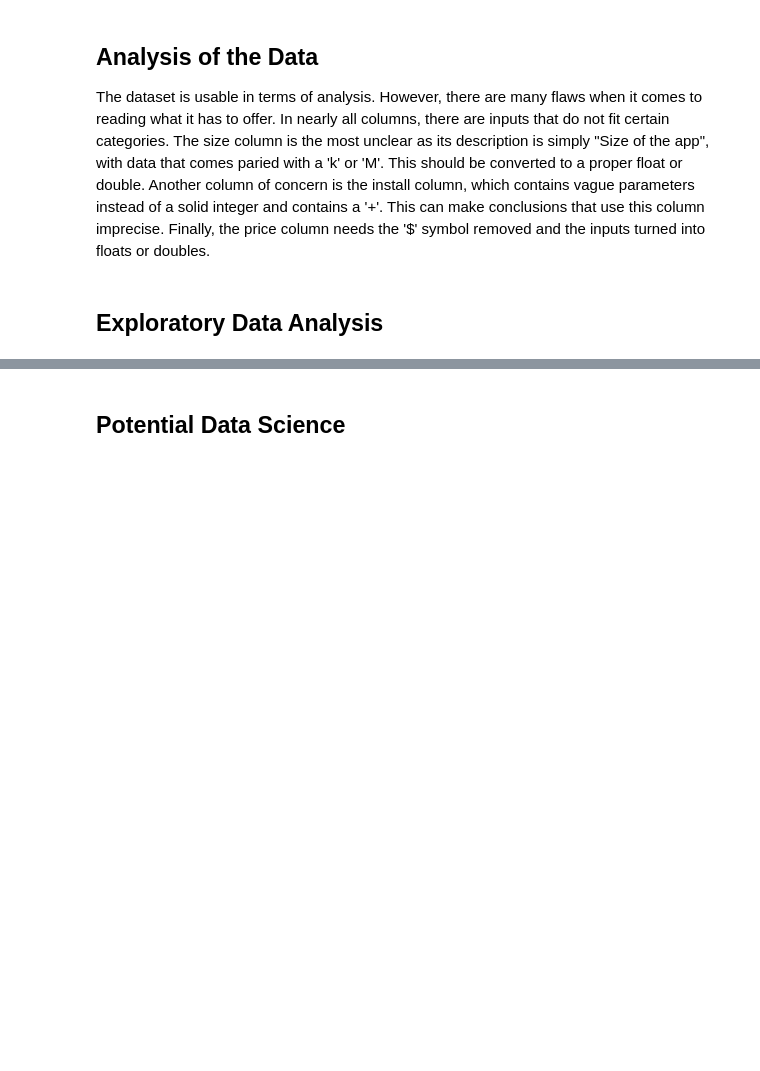
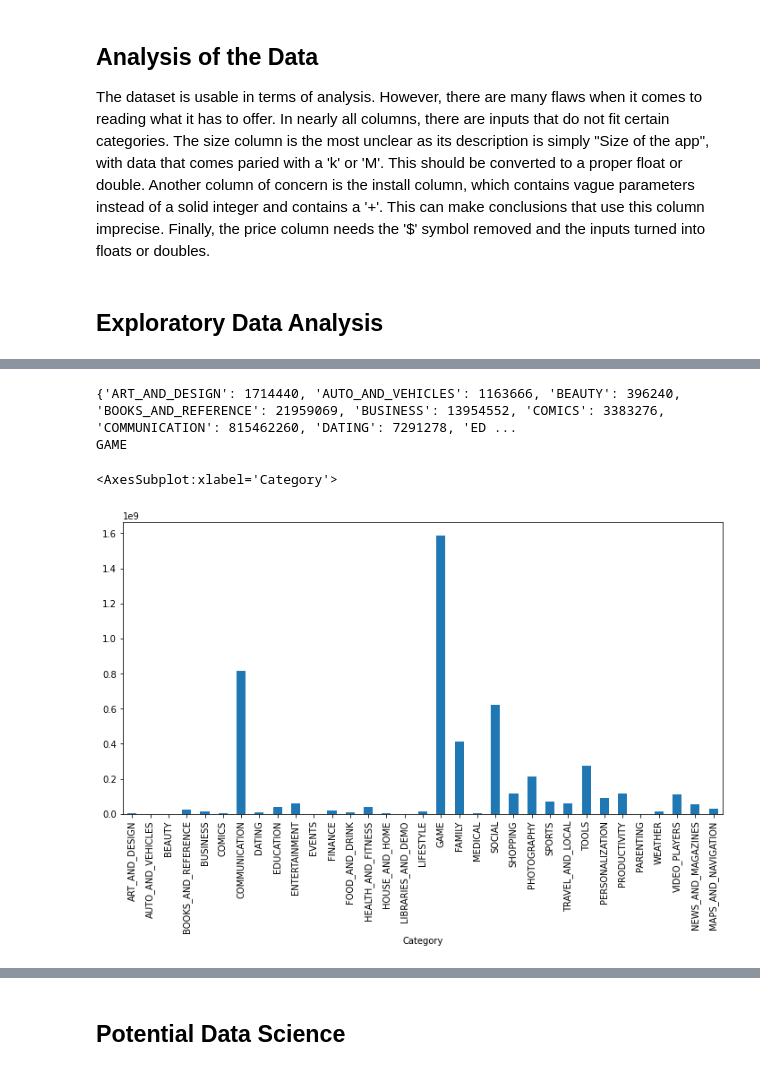
Before and after one commit to Lcy17514465/CSCI2000U-G1-Final-Proj, a Jupyter notebook: project-1-final.ipynb, the cells around one changed output, grey strips where cells are left out. Saved outputs shown, nothing was run; the diff lists cells and outputs as text; code cells hidden in the pictures; blank space fills up the shorter version.

```diff
--- a/project-1-final.ipynb
+++ b/project-1-final.ipynb
@@ -22,0 +116,26 @@ The dataset is usable in terms of analysis. However, there are many flaws when i
+# %%
+# Q1 Which category has the most reviews?
+review_count = {}
+for app in data:
+    category = app['Category']
+    reviews = app['Reviews']
+    if category in review_count:
+        review_count[category] += reviews
+    else:
+        review_count[category] = reviews
+# this is used to find the category with the highest reviews
+
+
+print(review_count)
+max_review_category = max(review_count, key=review_count.get)
+print(max_review_category) # print category data
+
+# Reviews per Category
+df1 = pd.Series(review_count)
+df1.index.name = 'Category'
+df1.plot(kind='bar', figsize=(12,6), x="Category")
+# %% [output]
+{'ART_AND_DESIGN': 1714440, 'AUTO_AND_VEHICLES': 1163666, 'BEAUTY': 396240, 'BOOKS_AND_REFERENCE': 21959069, 'BUSINESS': 13954552, 'COMICS': 3383276, 'COMMUNICATION': 815462260, 'DATING': 7291278, 'ED ...
+GAME
+<AxesSubplot:xlabel='Category'>
+[figure, added]
```
Also changed, not shown: parts of 7 cells of this notebook, 2 other files.
